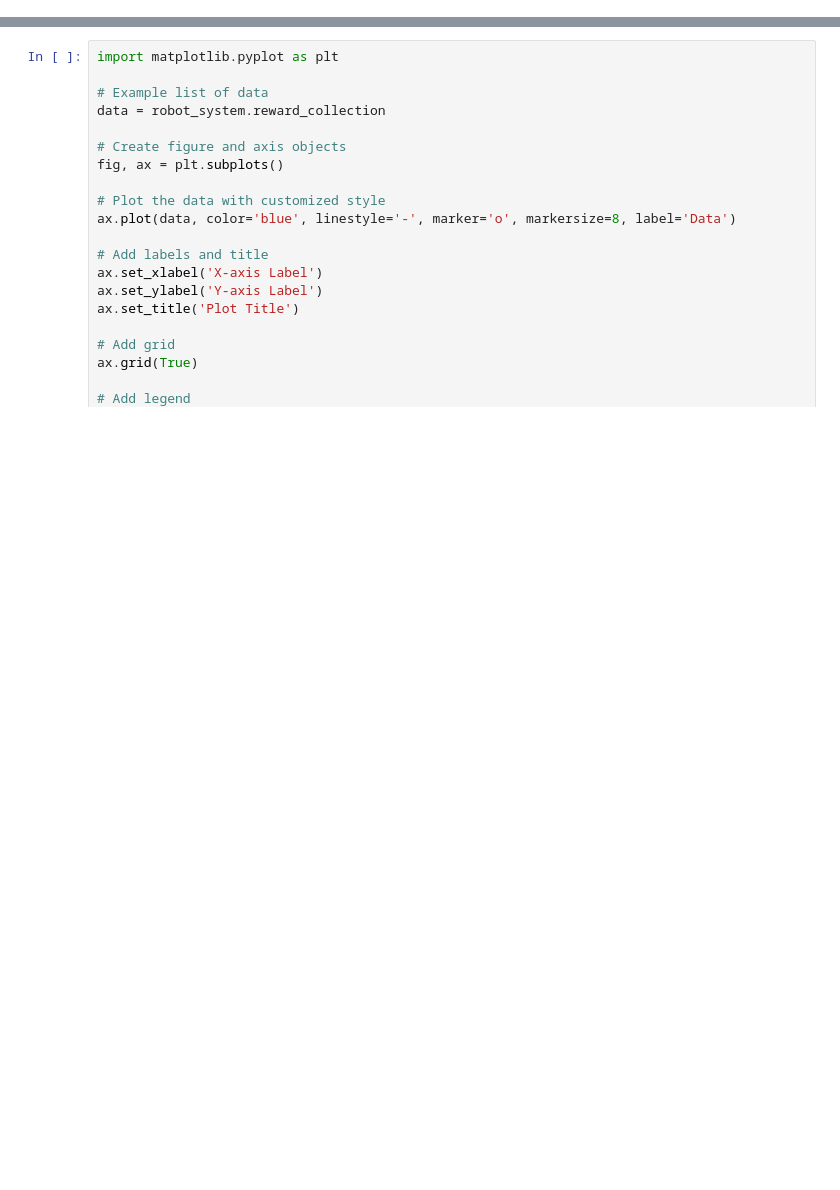
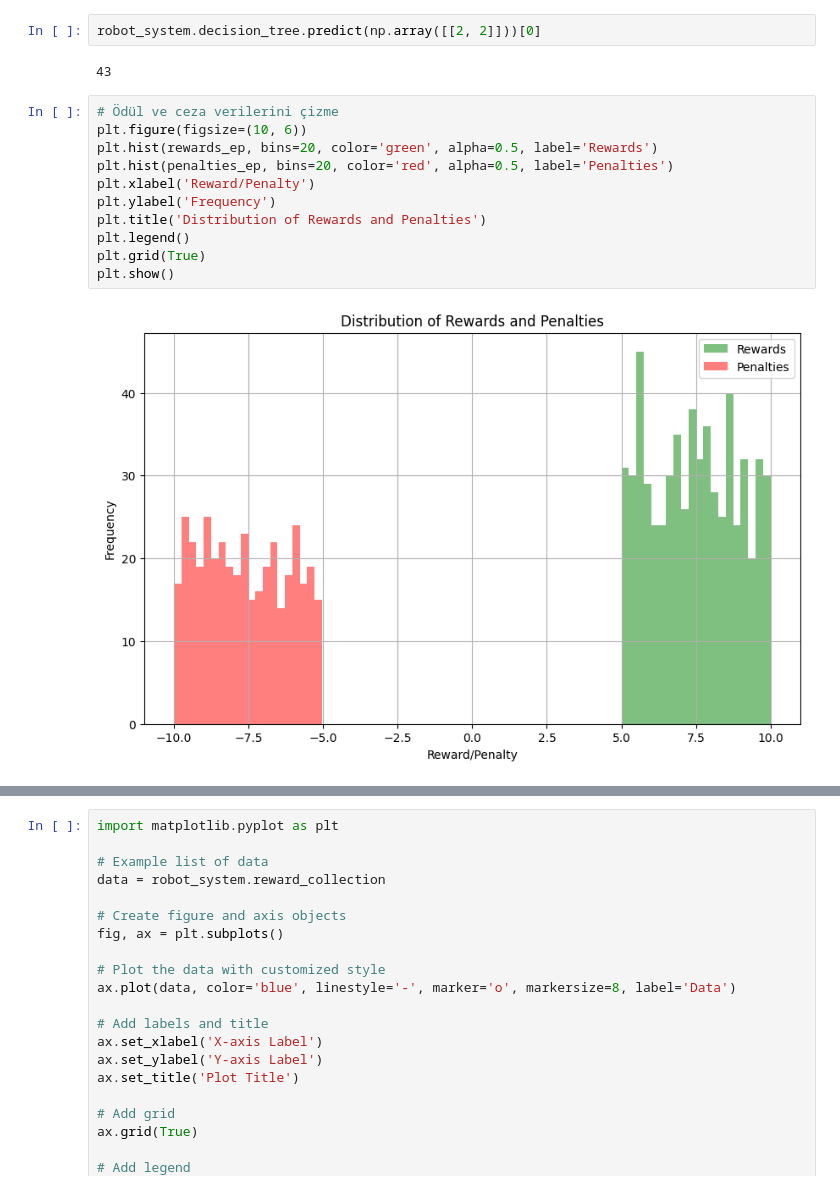
Before and after one commit to BcanTayiz/robotic-AI-research, a Jupyter notebook: main_model_2.ipynb, the cells around one changed output, grey strips where cells are left out. Drawn from its saved outputs; the diff is of its cells as text; blank space fills up the shorter version.

```diff
--- a/main_model_2.ipynb
+++ b/main_model_2.ipynb
@@ -266,3 +301,20 @@ plt.show()
+# %%
+robot_system.decision_tree.predict(np.array([[2, 2]]))[0]
+# %% [output]
+43
+# %%
+# Ödül ve ceza verilerini çizme
+plt.figure(figsize=(10, 6))
+plt.hist(rewards_ep, bins=20, color='green', alpha=0.5, label='Rewards')
+plt.hist(penalties_ep, bins=20, color='red', alpha=0.5, label='Penalties')
+plt.xlabel('Reward/Penalty')
+plt.ylabel('Frequency')
+plt.title('Distribution of Rewards and Penalties')
+plt.legend()
+plt.grid(True)
+plt.show()
+# %% [output]
+[figure, added]
 # %%
 robot_system.visited_nodes
 # %% [output]
```
Also changed, not shown: parts of 6 cells of this notebook, 6 other files.
